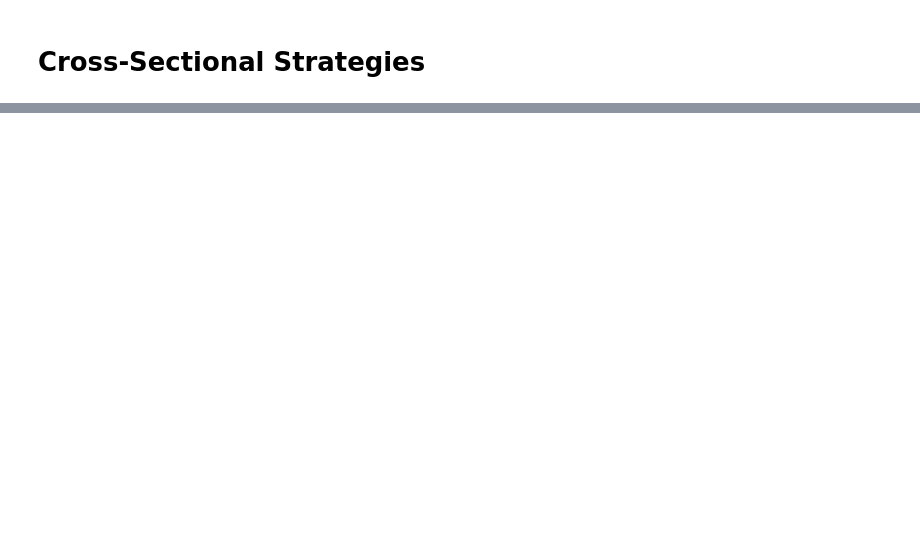
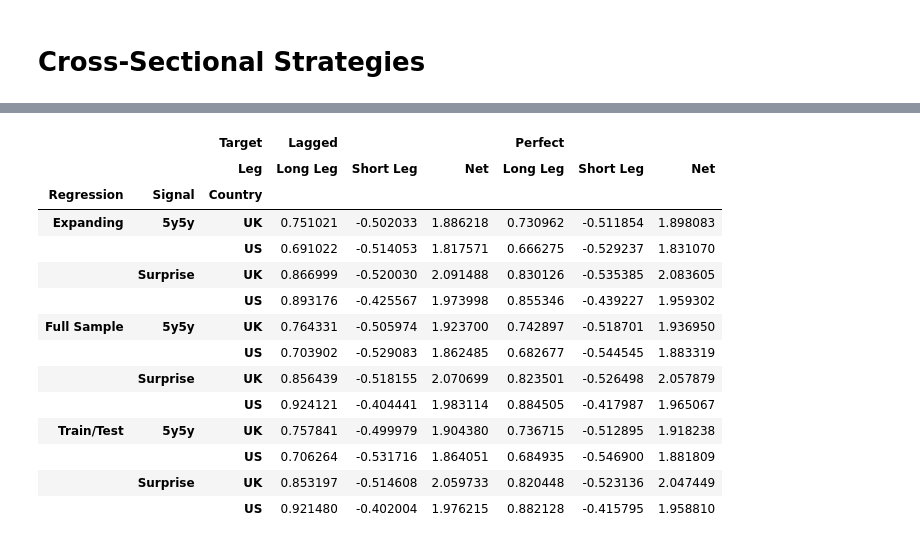
Before and after one commit to diegodalvarez/CommodityForwardInflation, a Jupyter notebook: notebook/2CrossStrategies.ipynb, the cells around one changed output, grey strips where cells are left out. Drawn from its saved outputs; the diff is of its cells as text; code cells hidden in the pictures; blank space fills up the shorter version.

```diff
--- a/notebook/2CrossStrategies.ipynb
+++ b/notebook/2CrossStrategies.ipynb
@@ -218,0 +142,34 @@ plt.tight_layout()
+# %%
+df_net_sharpe = (df_net
+    .melt(id_vars = ["date", "regression", "country", "signal_name", "target"])
+    .assign(value = lambda x: np.where(np.abs(x.value) > 0.1, np.nan, x.value))
+    .drop(columns = ["date"])
+    .groupby(["regression", "country", "signal_name", "target", "group"])
+    .agg(lambda x: x.mean() / x.std() * np.sqrt(252))
+    .reset_index())
+# %%
+display(df_net_sharpe
+    .replace(renamer)
+    .rename(columns = {
+        "regression" : "Regression",
+        "signal_name": "Signal",
+        "country"    : "Country",
+        "group"      : "Leg",
+        "target"     : "Target"})
+    .pivot(index = ["Regression", "Signal", "Country"], columns = ["Target", "Leg"], values = "value"))
+# %% [output]
+|  |  | Target | Lagged |  |  | Perfect |  |  |
+|  |  | Leg | Long Leg | Short Leg | Net | Long Leg | Short Leg | Net |
+| Regression | Signal | Country |  |  |  |  |  |  |
+| Expanding | 5y5y | UK | 0.751021 | -0.502033 | 1.886218 | 0.730962 | -0.511854 | 1.898083 |
+|  |  | US | 0.691022 | -0.514053 | 1.817571 | 0.666275 | -0.529237 | 1.831070 |
+|  | Surprise | UK | 0.866999 | -0.520030 | 2.091488 | 0.830126 | -0.535385 | 2.083605 |
+|  |  | US | 0.893176 | -0.425567 | 1.973998 | 0.855346 | -0.439227 | 1.959302 |
+| Full Sample | 5y5y | UK | 0.764331 | -0.505974 | 1.923700 | 0.742897 | -0.518701 | 1.936950 |
+|  |  | US | 0.703902 | -0.529083 | 1.862485 | 0.682677 | -0.544545 | 1.883319 |
+|  | Surprise | UK | 0.856439 | -0.518155 | 2.070699 | 0.823501 | -0.526498 | 2.057879 |
+|  |  | US | 0.924121 | -0.404441 | 1.983114 | 0.884505 | -0.417987 | 1.965067 |
+| Train/Test | 5y5y | UK | 0.757841 | -0.499979 | 1.904380 | 0.736715 | -0.512895 | 1.918238 |
+|  |  | US | 0.706264 | -0.531716 | 1.864051 | 0.684935 | -0.546900 | 1.881809 |
+|  | Surprise | UK | 0.853197 | -0.514608 | 2.059733 | 0.820448 | -0.523136 | 2.047449 |
+|  |  | US | 0.921480 | -0.402004 | 1.976215 | 0.882128 | -0.415795 | 1.958810 |
```
Also changed, not shown: parts of 25 cells of this notebook, 2 other files.
